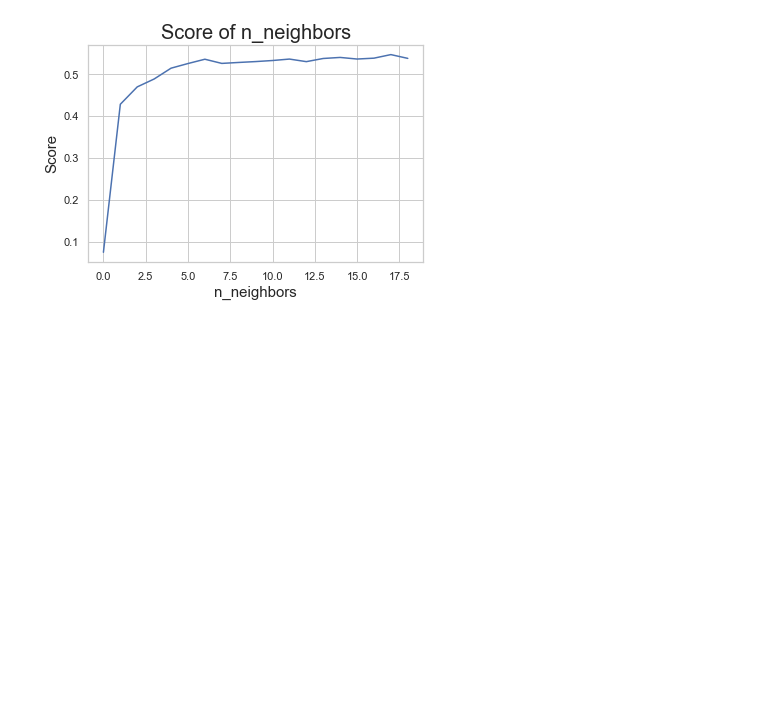
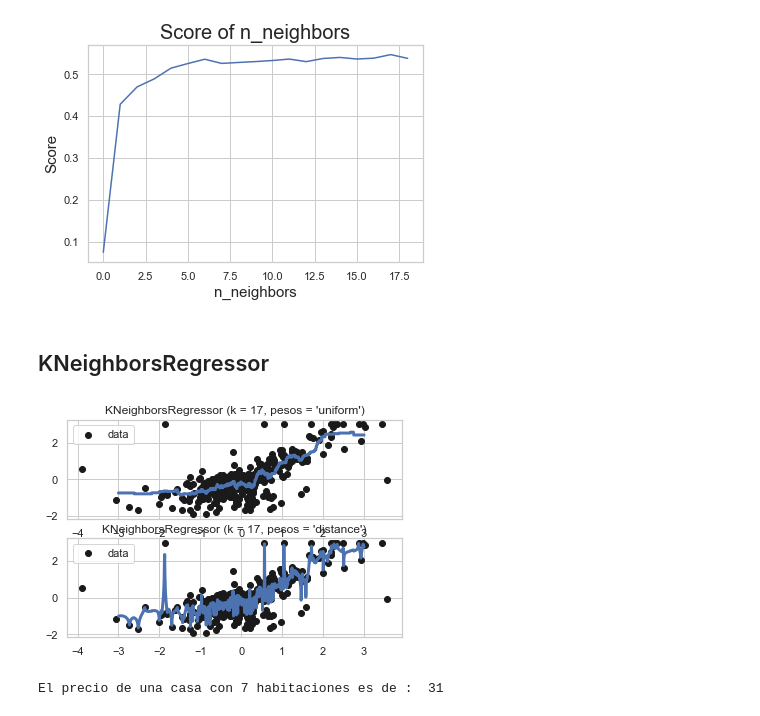
Before and after one commit to BlasFerreira/Machine_Learning, a Jupyter notebook: Supervised/Regression/1_KNN/KNeighborsRegressor.ipynb, the cells around one changed output. Saved outputs shown, nothing was run; the diff lists cells and outputs as text; code cells hidden in the pictures; blank space fills up the shorter version.

Commit message:
KNN Regressors

```diff
--- a/Supervised/Regression/1_KNN/KNeighborsRegressor.ipynb
+++ b/Supervised/Regression/1_KNN/KNeighborsRegressor.ipynb
@@ -468,3 +475,27 @@ plt.title('Score of n_neighbors',size = 20)
 plt.show()
 # %% [output]
 [figure]
+# %% [markdown]
+## KNeighborsRegressor
+# %%
+n_neighbors = 17
+
+for i, weights in enumerate(['uniform', 'distance']):
+    knn = neighbors.KNeighborsRegressor(n_neighbors, weights=weights)
+    y_ = knn.fit(X_train, y_train).predict(X_test)
+    plt.subplot(2, 1, i + 1)
+    plt.scatter(X_train, y_train, c='k', label='data')
+    plt.plot(line, knn.predict(line),'-', linewidth=3)
+#     plt.plot(X_test, y_, c='g', label='prediction')
+    plt.axis('tight')
+    plt.legend()
+    plt.title("KNeighborsRegressor (k = %i, pesos = '%s')" % (n_neighbors, weights))
+plt.show()
+# %% [output]
+[figure, added]
+# %%
+n_room = 7
+n_room_std = X_scal_obj.transform( np.array(n_room).reshape(-1, 1) )
+print(f'El precio de una casa con { n_room } habitaciones es de :  {int(y_scal_obj.inverse_transform(knn.predict(n_room_std)))}' )
+# %% [output]
+El precio de una casa con 7 habitaciones es de :  31
```
Also changed, not shown: parts of 5 cells of this notebook.
